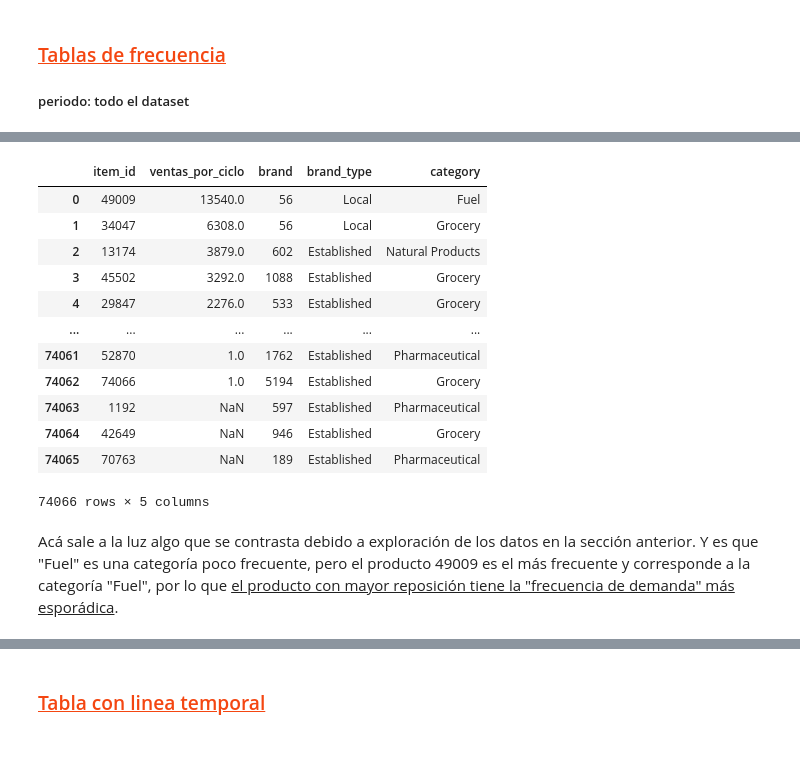
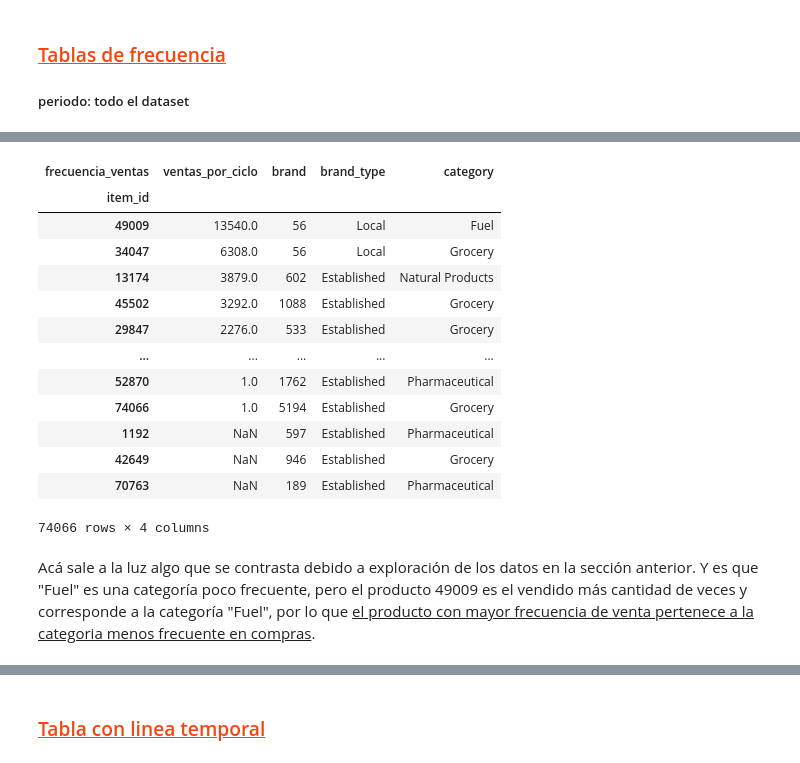
Before and after one commit to AgustinSt1990/tp_final, a Jupyter notebook: Presentacion_1_TPF.ipynb, the cells around one changed output, grey strips where cells are left out. Drawn from its saved outputs; the diff is of its cells as text; code cells hidden in the pictures.

```diff
--- a/Presentacion_1_TPF.ipynb
+++ b/Presentacion_1_TPF.ipynb
@@ -93,5 +108 @@ Ahora unificamos la columna de "other_discount" y "coupon_discount" en 1 sola ll
 Y mostramos la información del set de datos obtenido:
-# %%
-transaction_data['discount'] = transaction_data['coupon_discount'] + transaction_data['other_discount']
-transaction_data.drop(columns=['other_discount', 'coupon_discount'], inplace=True)
-data_info(transaction_data, 'transaction_data')
@@ -257,6 +281,9 @@ data = pd.merge(transaction_data, item_data[['brand_type', 'category', 'item_id'
 features_customer_data = ['age_range_disc', 'rented', 'family_size', 'income_bracket', 'customer_id']
 data = pd.merge(data, customer_data[features_customer_data], how='outer', on='customer_id')
 
+data['discount'] = transaction_data['coupon_discount'] + transaction_data['other_discount']
+data.drop(columns=['other_discount', 'coupon_discount'], inplace=True)
+
 data_info(data)
 # %% [output]
 | info de data | columna | Nan | pct_nan | dtype | count | pct_reg | count_unique |
@@ -293,0 +304,6 @@ data.to_csv('data_tp_final.csv')
+# %%
+data.loc[:, 'venta_bruta'] = data['quantity'] * data['selling_price']
+data.loc[:, 'venta_neta'] = data['venta_bruta'] + data['discount']
+data.loc[:, 'venta_bruta_acumulada'] = data.venta_bruta.cumsum()
+data.loc[:, 'dcto_acumulado'] = data['discount'].cumsum()
+data.loc[:, 'utilidad_acumulada'] = data['venta_bruta_acumulada'] + data['dcto_acumulado']
@@ -293,0 +313,5 @@ data.to_csv('data_tp_final.csv')
+# %%
+data.set_index('date', inplace=True)
+display (data)
+logger.info('Se crea el primer punto de descarga del dataset de trabajo')
+#data.to_csv('data_tp_final.csv')
@@ -327,30 +388,30 @@ frecuencia_clientes
 # %%
 # Vamos a armar tablas de frecuencia, primero considerando todo el período todo el set de datos, ordenados de más frecuentes a menos frecuentes
 
 frecuencia_items = pd.DataFrame(data.groupby('item_id')['quantity'].count())
 frecuencia_items.rename(columns={'quantity': 'ventas_por_ciclo'}, inplace=True)
 frecuencia_items.sort_values(by = 'ventas_por_ciclo', ascending=False, inplace=True)
-frecuencia_items.reset_index(inplace=True)
-frecuencia_items
 
 # Ampliamos la información que tenemos
 
 frecuencia_items = pd.merge(frecuencia_items, item_data , how='outer', on='item_id')
-
+frecuencia_items.columns.name = 'frecuencia_ventas'
+frecuencia_items.set_index('item_id', drop=True, inplace=True)
 frecuencia_items
 # %% [output]
-|  | item_id | ventas_por_ciclo | brand | brand_type | category |
-| 0 | 49009 | 13540.0 | 56 | Local | Fuel |
-| 1 | 34047 | 6308.0 | 56 | Local | Grocery |
-| 2 | 13174 | 3879.0 | 602 | Established | Natural Products |
-| 3 | 45502 | 3292.0 | 1088 | Established | Grocery |
-| 4 | 29847 | 2276.0 | 533 | Established | Grocery |
-| ... | ... | ... | ... | ... | ... |
-| 74061 | 52870 | 1.0 | 1762 | Established | Pharmaceutical |
-| 74062 | 74066 | 1.0 | 5194 | Established | Grocery |
-| 74063 | 1192 | NaN | 597 | Established | Pharmaceutical |
-| 74064 | 42649 | NaN | 946 | Established | Grocery |
-| 74065 | 70763 | NaN | 189 | Established | Pharmaceutical |
+| frecuencia_ventas | ventas_por_ciclo | brand | brand_type | category |
+| item_id |  |  |  |  |
+| 49009 | 13540.0 | 56 | Local | Fuel |
+| 34047 | 6308.0 | 56 | Local | Grocery |
+| 13174 | 3879.0 | 602 | Established | Natural Products |
+| 45502 | 3292.0 | 1088 | Established | Grocery |
+| 29847 | 2276.0 | 533 | Established | Grocery |
+| ... | ... | ... | ... | ... |
+| 52870 | 1.0 | 1762 | Established | Pharmaceutical |
+| 74066 | 1.0 | 5194 | Established | Grocery |
+| 1192 | NaN | 597 | Established | Pharmaceutical |
+| 42649 | NaN | 946 | Established | Grocery |
+| 70763 | NaN | 189 | Established | Pharmaceutical |
-74066 rows × 5 columns
+74066 rows × 4 columns
 # %% [markdown]
-Acá sale a la luz algo que se contrasta debido a exploración de los datos en la sección anterior. Y es que "Fuel" es una categoría poco frecuente, pero el producto 49009 es el más frecuente y corresponde a la categoría "Fuel", por lo que <u>el producto con mayor reposición tiene la "frecuencia de demanda" más esporádica</u>.
+Acá sale a la luz algo que se contrasta debido a exploración de los datos en la sección anterior. Y es que "Fuel" es una categoría poco frecuente, pero el producto 49009 es el vendido más cantidad de veces y corresponde a la categoría "Fuel", por lo que <u>el producto con mayor frecuencia de venta pertenece a la categoria menos frecuente en compras</u>.
```
Also changed, not shown: parts of 39 cells of this notebook.
